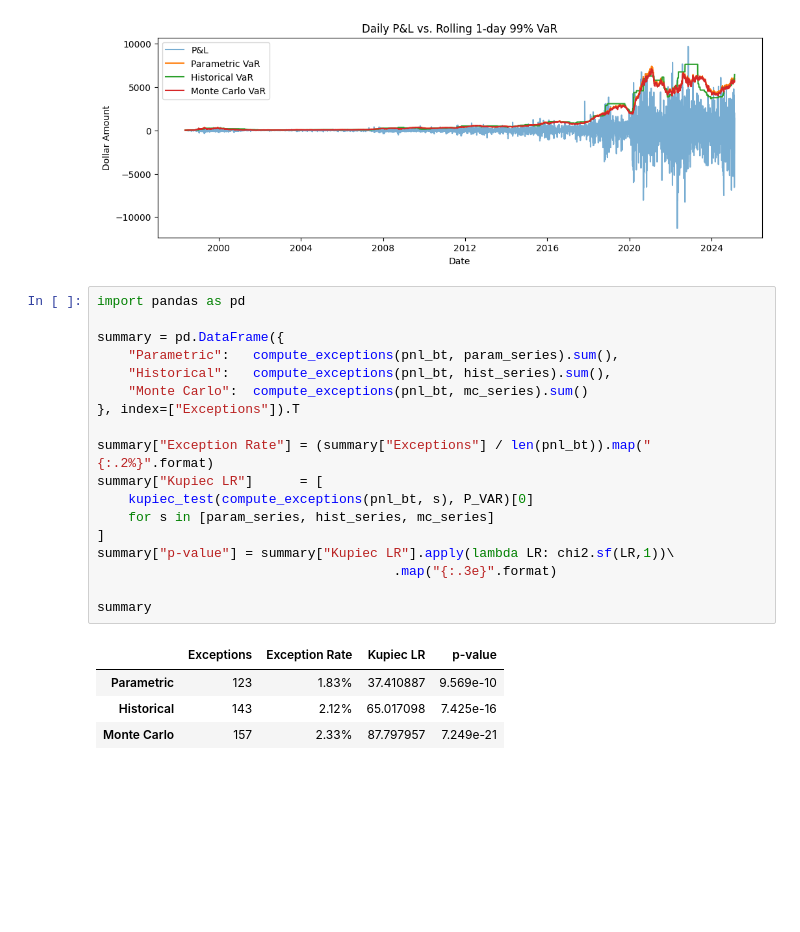
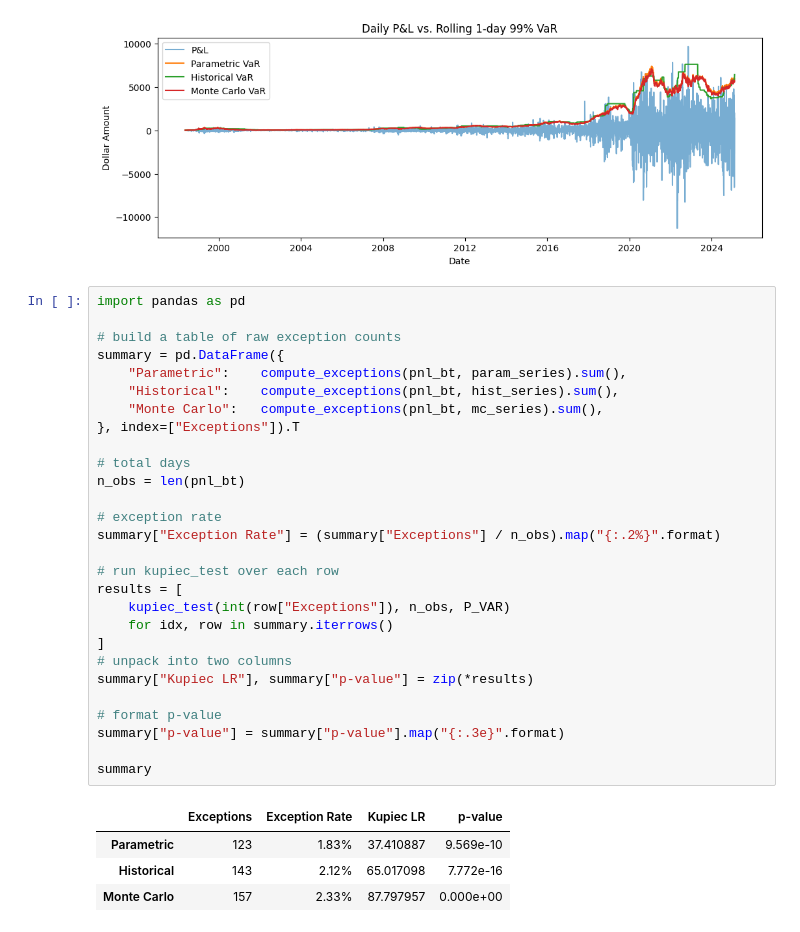
Before and after one commit to LeoWang805/Risk_Project, a Jupyter notebook: notebooks/04_backtest.ipynb, the cells around one changed output. Saved outputs shown, nothing was run; the diff lists cells and outputs as text; blank space fills up the shorter version.

```diff
--- a/notebooks/04_backtest.ipynb
+++ b/notebooks/04_backtest.ipynb
@@ -228,23 +228,33 @@ plt.show()
 # %%
 import pandas as pd
 
+# build a table of raw exception counts
 summary = pd.DataFrame({
-    "Parametric":   compute_exceptions(pnl_bt, param_series).sum(),
-    "Historical":   compute_exceptions(pnl_bt, hist_series).sum(),
-    "Monte Carlo":  compute_exceptions(pnl_bt, mc_series).sum()
+    "Parametric":    compute_exceptions(pnl_bt, param_series).sum(),
+    "Historical":    compute_exceptions(pnl_bt, hist_series).sum(),
+    "Monte Carlo":   compute_exceptions(pnl_bt, mc_series).sum(),
 }, index=["Exceptions"]).T
 
-summary["Exception Rate"] = (summary["Exceptions"] / len(pnl_bt)).map("{:.2%}".format)
-summary["Kupiec LR"]      = [
-    kupiec_test(compute_exceptions(pnl_bt, s), P_VAR)[0]
-    for s in [param_series, hist_series, mc_series]
+# total days
+n_obs = len(pnl_bt)
+
+# exception rate
+summary["Exception Rate"] = (summary["Exceptions"] / n_obs).map("{:.2%}".format)
+
+# run kupiec_test over each row
+results = [
+    kupiec_test(int(row["Exceptions"]), n_obs, P_VAR)
+    for idx, row in summary.iterrows()
 ]
-summary["p-value"] = summary["Kupiec LR"].apply(lambda LR: chi2.sf(LR,1))\
-                                      .map("{:.3e}".format)
+# unpack into two columns
+summary["Kupiec LR"], summary["p-value"] = zip(*results)
+
+# format p-value
+summary["p-value"] = summary["p-value"].map("{:.3e}".format)
 
 summary
 # %% [output]
 |  | Exceptions | Exception Rate | Kupiec LR | p-value |
 | Parametric | 123 | 1.83% | 37.410887 | 9.569e-10 |
-| Historical | 143 | 2.12% | 65.017098 | 7.425e-16 |
-| Monte Carlo | 157 | 2.33% | 87.797957 | 7.249e-21 |
+| Historical | 143 | 2.12% | 65.017098 | 7.772e-16 |
+| Monte Carlo | 157 | 2.33% | 87.797957 | 0.000e+00 |
```
Also changed, not shown: parts of 15 cells of this notebook, 7 other files.
